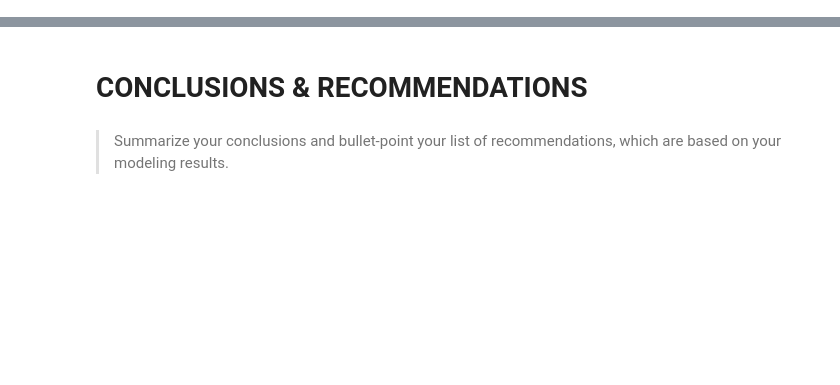
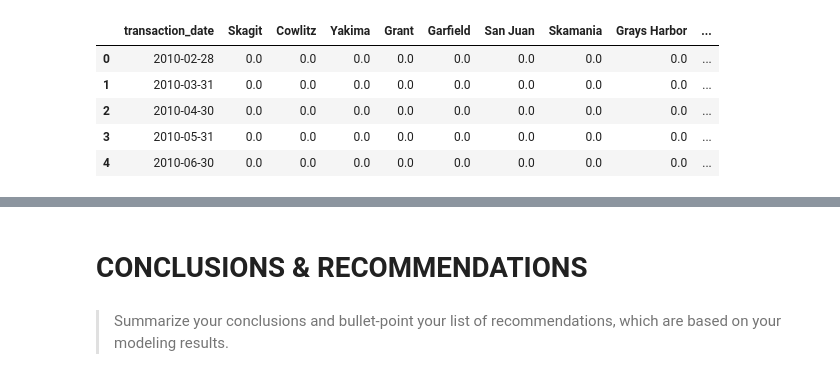
Before and after one commit to ebtezcan/EV-Charger-Prediction, a Jupyter notebook: working notebooks/index_OSEMN.ipynb, the cells around one changed output, grey strips where cells are left out. Cells and saved outputs as stored; diff of their text form; code cells hidden in the pictures; blank space fills up the shorter version.

```diff
--- a/working notebooks/index_OSEMN.ipynb
+++ b/working notebooks/index_OSEMN.ipynb
@@ -244,0 +37,12 @@ county_information['King']['combined']
+# %%
+other_county_counts = pd.read_csv('data/vehicles_on_the_road.csv')
+# %%
+other_county_counts.drop([*top_ten_counties], axis=1, inplace=True)
+other_county_counts.head()
+# %% [output]
+|  | transaction_date | Skagit | Cowlitz | Yakima | Grant | Garfield | San Juan | Skamania | Grays Harbor | ... |
+| 0 | 2010-02-28 | 0.0 | 0.0 | 0.0 | 0.0 | 0.0 | 0.0 | 0.0 | 0.0 | ... |
+| 1 | 2010-03-31 | 0.0 | 0.0 | 0.0 | 0.0 | 0.0 | 0.0 | 0.0 | 0.0 | ... |
+| 2 | 2010-04-30 | 0.0 | 0.0 | 0.0 | 0.0 | 0.0 | 0.0 | 0.0 | 0.0 | ... |
+| 3 | 2010-05-31 | 0.0 | 0.0 | 0.0 | 0.0 | 0.0 | 0.0 | 0.0 | 0.0 | ... |
+| 4 | 2010-06-30 | 0.0 | 0.0 | 0.0 | 0.0 | 0.0 | 0.0 | 0.0 | 0.0 | ... |
```
Also changed, not shown: parts of 37 cells of this notebook, 3 other files.
